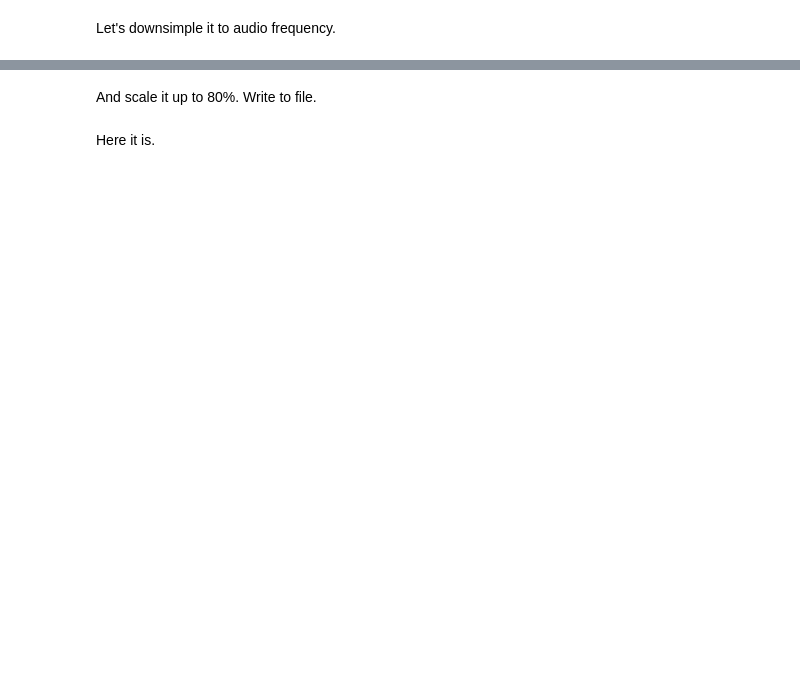
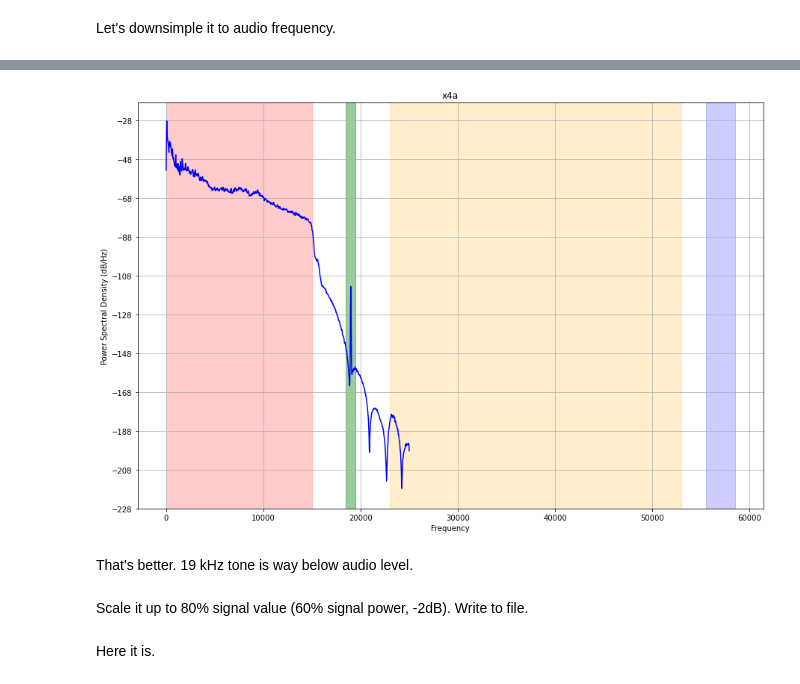
Before and after one commit to tocisz/jupyter_math, a Jupyter notebook: DSP/FM.ipynb, the cells around one changed output, grey strips where cells are left out. Cells and saved outputs as stored; diff of their text form; code cells hidden in the pictures; blank space fills up the shorter version.

```diff
--- a/DSP/FM.ipynb
+++ b/DSP/FM.ipynb
@@ -159,3 +195,18 @@ Surprisingly, 19 kHz tone is still there. It's lowered by almost 20 dB, but stil
+# %%
+x4a = np.convolve(x4, h)
+# %%
+plt.figure(figsize=(15, 10))
+plt.psd(x4a, NFFT=2048, Fs=Fs_audio, color="blue")
+plt.title("x4a")
+plt.axvspan(0,             15000,         color="red", alpha=0.2)
+plt.axvspan(19000-500,     19000+500,     color="green", alpha=0.4)
+plt.axvspan(19000*2-15000, 19000*2+15000, color="orange", alpha=0.2)
+plt.axvspan(19000*3-1500,  19000*3+1500,  color="blue", alpha=0.2)
+plt.ticklabel_format(style='plain', axis='y' )
+# %% [output]
+[figure, added]
+# %% [markdown]
+That's better. 19 kHz tone is way below audio level.
 # %% [markdown]
-And scale it up to 80%. Write to file.
+Scale it up to 80% signal value (60% signal power, -2dB). Write to file.
 # %%
```
Also changed, not shown: parts of 14 cells of this notebook.
